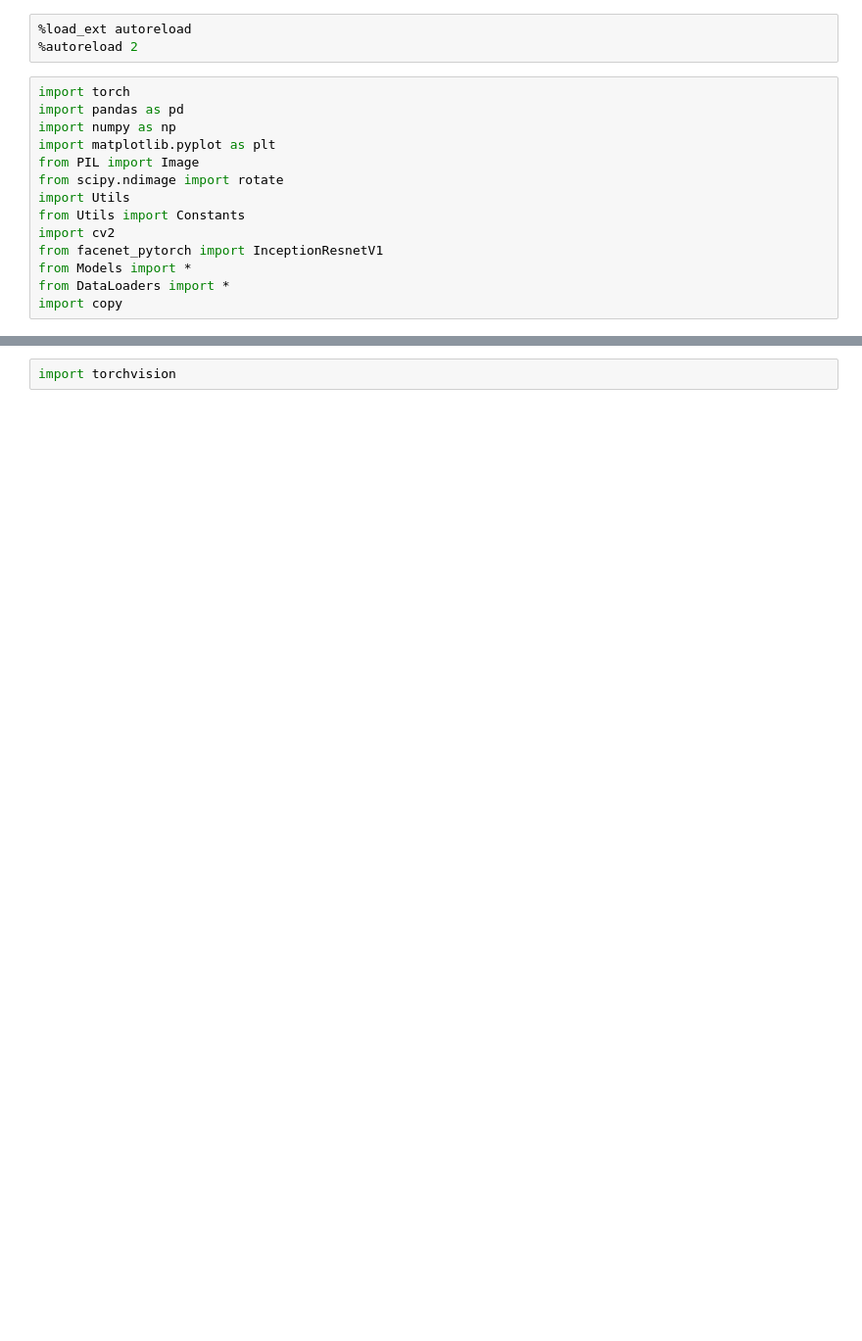
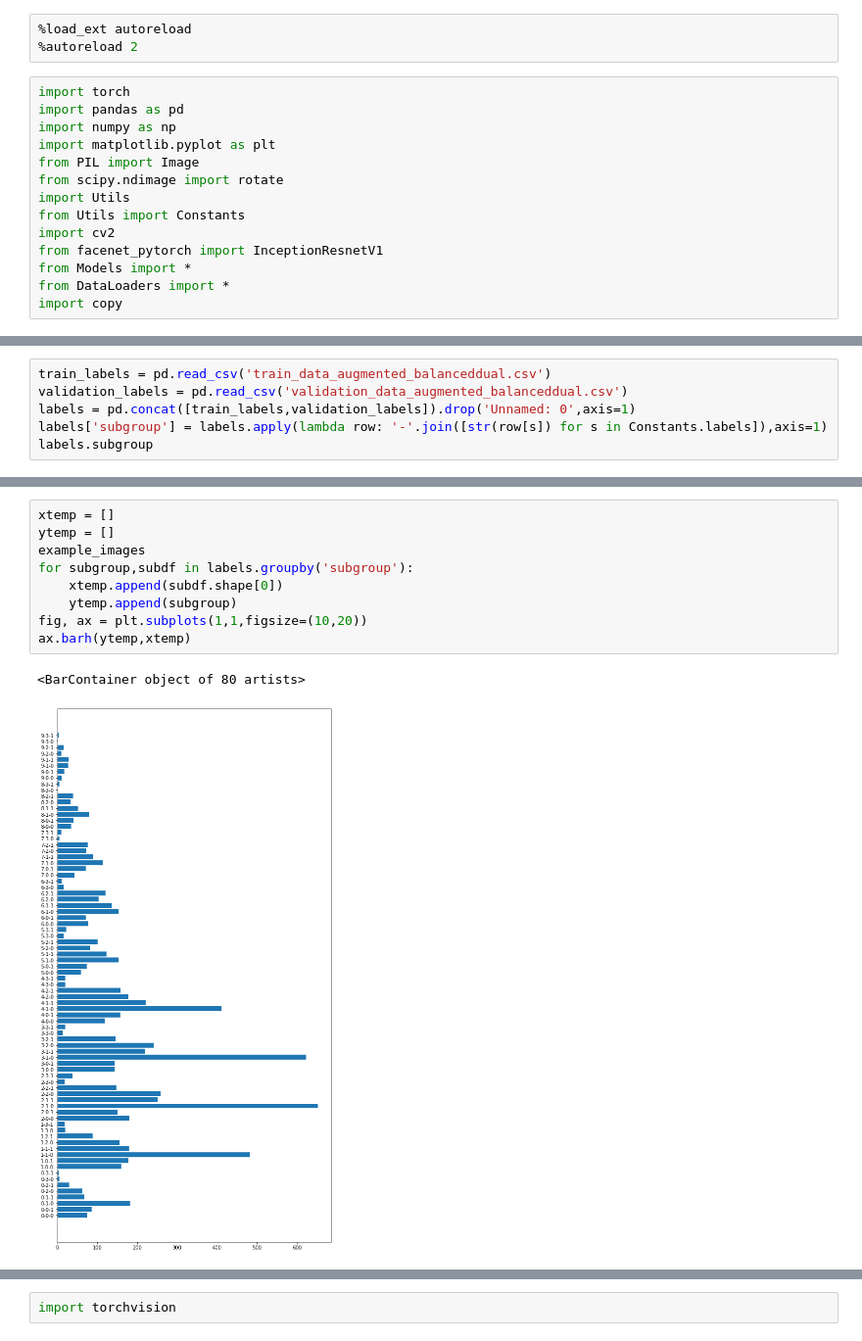
Before and after one commit to tehwentzel/SRIA_Bias, a Jupyter notebook: BaseModels.ipynb, the cells around one changed output, grey strips where cells are left out. Shown at 98% size. Drawn from its saved outputs; the diff is of its cells as text; blank space fills up the shorter version.

```diff
--- a/BaseModels.ipynb
+++ b/BaseModels.ipynb
@@ -36,0 +51,6 @@ train_labels
+# %%
+train_labels = pd.read_csv('train_data_augmented_balanceddual.csv')
+validation_labels = pd.read_csv('validation_data_augmented_balanceddual.csv')
+labels = pd.concat([train_labels,validation_labels]).drop('Unnamed: 0',axis=1)
+labels['subgroup'] = labels.apply(lambda row: '-'.join([str(row[s]) for s in Constants.labels]),axis=1)
+labels.subgroup
@@ -37,3 +70,15 @@ train_labels
+# %%
+xtemp = []
+ytemp = []
+example_images
+for subgroup,subdf in labels.groupby('subgroup'):
+    xtemp.append(subdf.shape[0])
+    ytemp.append(subgroup)
+fig, ax = plt.subplots(1,1,figsize=(10,20))
+ax.barh(ytemp,xtemp)
+# %% [output]
+<BarContainer object of 80 artists>
+[figure, added]
 # %%
 def save_train_history(model,history,root=''):
     model_name = model.get_identifier()
```
Also changed, not shown: parts of 6 cells of this notebook, 3 other files.
